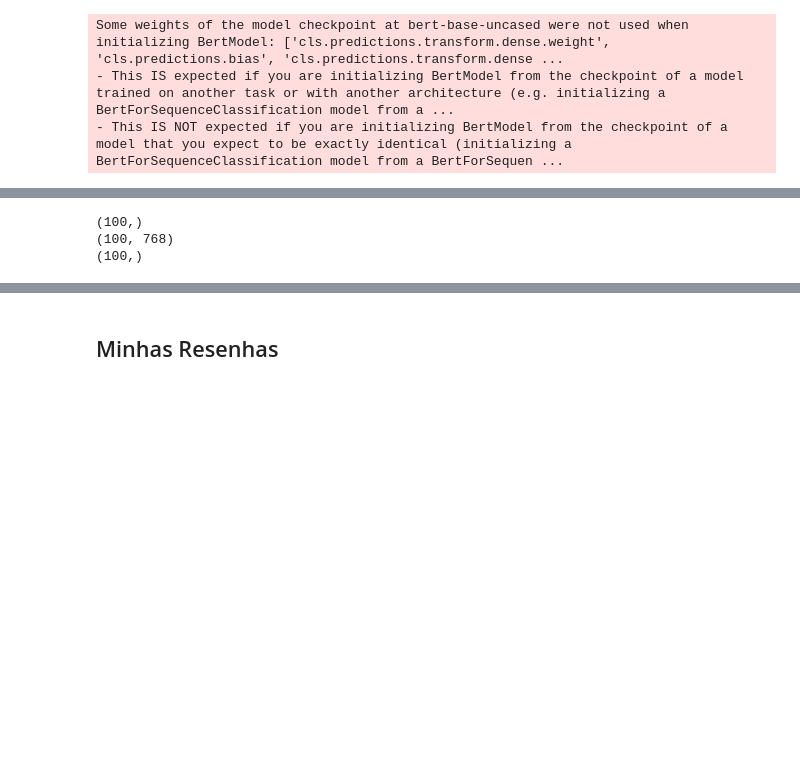
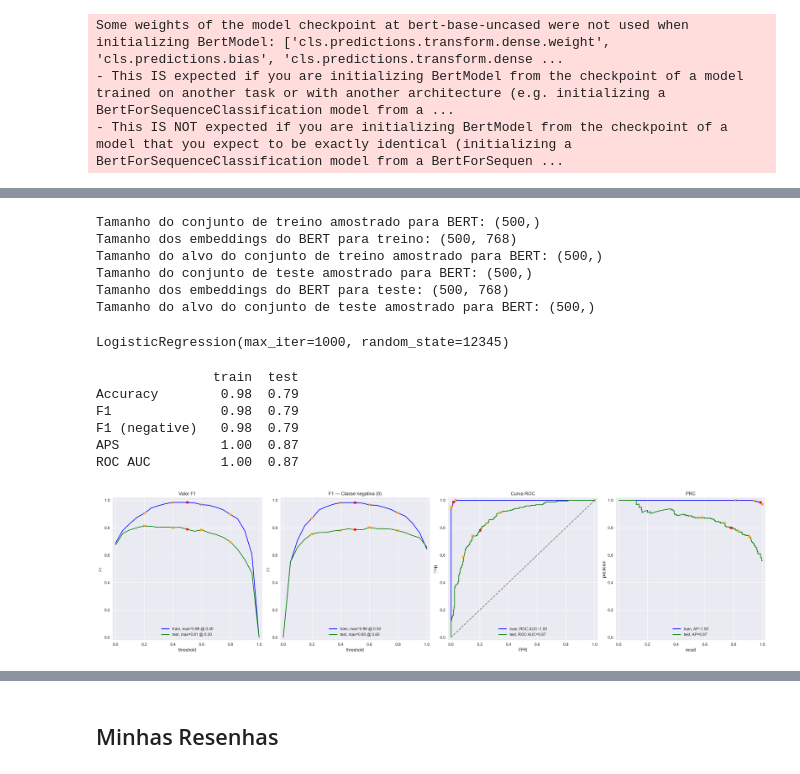
Before and after one commit to peperrone/mbads14-film-junky-union, a Jupyter notebook: notebook_p14.ipynb, the cells around one changed output, grey strips where cells are left out. Saved outputs shown, nothing was run; the diff lists cells and outputs as text; code cells hidden in the pictures; blank space fills up the shorter version.

Commit message:
added a small sample BERT experiment

```diff
--- a/notebook_p14.ipynb
+++ b/notebook_p14.ipynb
@@ -1556,16 +1748,2 @@ Usando o dispositivo cpu.
-# %%
-if device.type == 'cpu':
-    train_target_sample_bert = train_target.loc[text_sample_bert.index]
-    print(text_sample_bert.shape)
-    print(X4_train_bert.shape)
-    print(train_target_sample_bert.shape)
-else:
-    print(text_train.shape)
-    print(X4_train_bert.shape)
-    print(train_target.shape)
-# %% [output]
-(100,)
-(100, 768)
-(100,)
 # %%
 # se você tiver as incorporações, é aconselhável salvá-las para tê-las prontas se
@@ -1577,0 +1756,60 @@ else:
+# %%
+if device.type == 'cpu':
+    train_target_sample_bert = train_target.loc[text_train_sample_bert.index]
+    test_target_sample_bert = test_target.loc[text_test_sample_bert.index]
+    print('Tamanho do conjunto de treino amostrado para BERT:', text_train_sample_bert.shape)
+    print('Tamanho dos embeddings do BERT para treino:', X4_train_bert.shape)
+    print('Tamanho do alvo do conjunto de treino amostrado para BERT:', train_target_sample_bert.shape)
+    print('Tamanho do conjunto de teste amostrado para BERT:', text_test_sample_bert.shape)
+    print('Tamanho dos embeddings do BERT para teste:', X4_test_bert.shape)
+    print('Tamanho do alvo do conjunto de teste amostrado para BERT:', test_target_sample_bert.shape)
+else:
+    print('Tamanho do conjunto de treino:', text_train.shape)
+    print('Tamanho dos embeddings do BERT para treino:', X4_train_bert.shape)
+    print('Tamanho do alvo do conjunto de treino:', train_target.shape)
+    print('Tamanho do conjunto de teste:', text_test.shape)
+    print('Tamanho dos embeddings do BERT para teste:', X4_test_bert.shape)
+    print('Tamanho do alvo do conjunto de teste:', test_target.shape)
+# %% [output]
+Tamanho do conjunto de treino amostrado para BERT: (500,)
+Tamanho dos embeddings do BERT para treino: (500, 768)
+Tamanho do alvo do conjunto de treino amostrado para BERT: (500,)
+Tamanho do conjunto de teste amostrado para BERT: (500,)
+Tamanho dos embeddings do BERT para teste: (500, 768)
+Tamanho do alvo do conjunto de teste amostrado para BERT: (500,)
+# %%
+# Instanciando o modelo de Regressão Logística
+model_4 = LogisticRegression(random_state=RANDOM_STATE, max_iter=1000)
+
+# Treinando o modelo de Regressão Logística com embeddings do BERT
+model_4.fit(X4_train_bert, train_target_sample_bert if device.type == 'cpu' else train_target)
+# %% [output]
+LogisticRegression(max_iter=1000, random_state=12345)
+# %%
+# Avaliando o desempenho do modelo de Regressão Logística com embeddings do BERT
+if device.type == 'cpu':
+    results_model_4 = evaluate_model_v2(model_4, X4_train_bert, train_target_sample_bert, X4_test_bert, test_target_sample_bert)
+else:
+    results_model_4 = evaluate_model_v2(model_4, X4_train_bert, train_target, X4_test_bert, test_target)
+
+# Adicionando os resultados do modelo de Regressão Logística com embeddings do BERT ao DataFrame de resultados
+df_results = pd.concat([df_results, pd.DataFrame({
+    'Model': ['Logistic Regression (BERT Embeddings)'],
+    'Process': ['BERT Embeddings'],
+    'Split': ['test'],
+    'Accuracy': [results_model_4.loc['Accuracy', 'test']],
+    'F1': [results_model_4.loc['F1', 'test']],
+    'F1 (negative)': [results_model_4.loc['F1 (negative)', 'test']],
+    'APS': [results_model_4.loc['APS', 'test']],
+    'ROC AUC': [results_model_4.loc['ROC AUC', 'test']]
+})], ignore_index=True)
+
+display(df_results)
+# %% [output]
+               train  test
+Accuracy        0.98  0.79
+F1              0.98  0.79
+F1 (negative)   0.98  0.79
+APS             1.00  0.87
+ROC AUC         1.00  0.87
+[figure, added]
```
Also changed, not shown: parts of 8 cells of this notebook, 1 other file.
